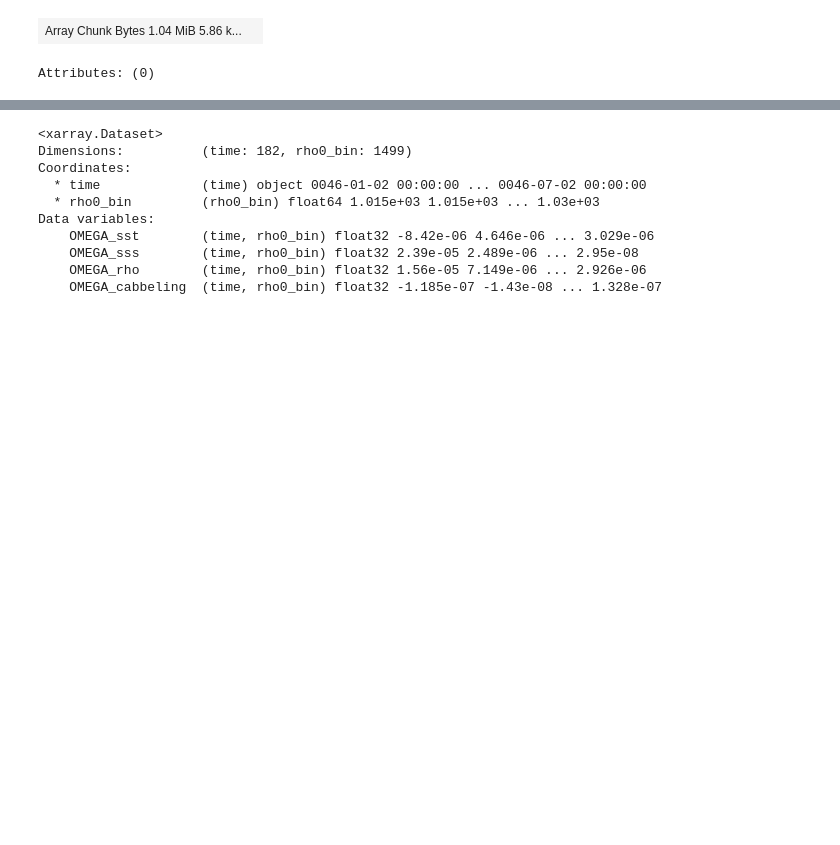
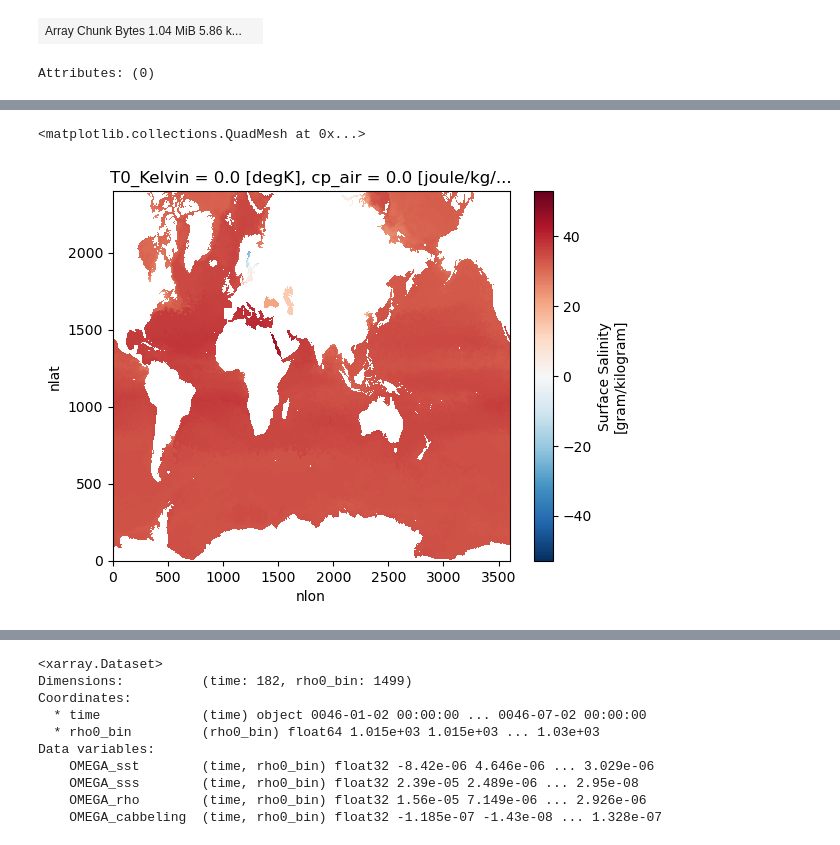
Before and after one commit to shanicetbailey/SST-gradients, a Jupyter notebook: CESM/2_histogram_tendencies.ipynb, the cells around one changed output, grey strips where cells are left out. Cells and saved outputs as stored; diff of their text form; code cells hidden in the pictures; blank space fills up the shorter version.

```diff
--- a/CESM/2_histogram_tendencies.ipynb
+++ b/CESM/2_histogram_tendencies.ipynb
@@ -215,0 +254,5 @@ Attributes: (0)
+# %%
+ds.SSS[0].where(mask).plot()
+# %% [output]
+<matplotlib.collections.QuadMesh at 0x...>
+[figure, added]
```
Also changed, not shown: parts of 16 cells of this notebook.
